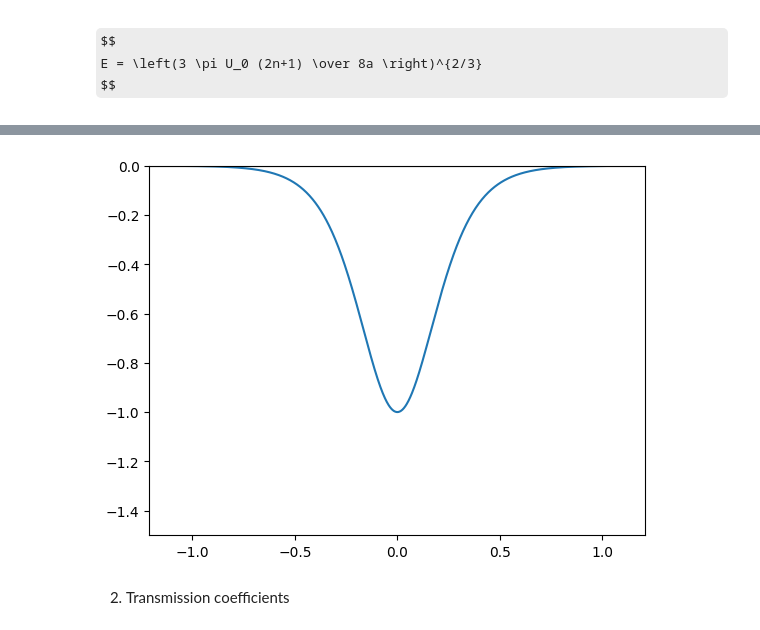
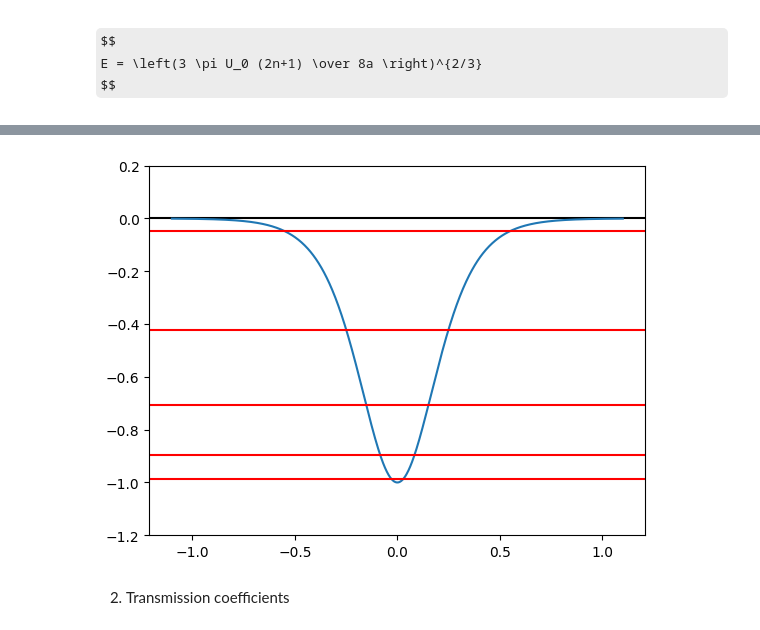
Before and after one commit to andrew-koren/IIT-Physics-Grad, a Jupyter notebook: 25_FS/Phys509/hw5.ipynb, the cells around one changed output, grey strips where cells are left out. Cells and saved outputs as stored; diff of their text form; code cells hidden in the pictures; some formulas as TeX source.

```diff
--- a/25_FS/Phys509/hw5.ipynb
+++ b/25_FS/Phys509/hw5.ipynb
@@ -134,4 +135,0 @@ $$
-# %%
-U_0, x, xb, a = sp.symbols('U_0 x x_+ a', positive=True, real=True)
-E = sp.symbols('E', negative=True, real=True)
-sp.integrate(sp.sqrt(E+U_0*sp.cosh(x/a)**(-2)), (x, -xb, xb))
@@ -140,13 +183,18 @@ $\displaystyle \int\limits_{- x_{+}}^{x_{+}} \frac{\sqrt{E \cosh^{2}{\left(\frac
 # %%
+u0 = 1
+a = 1/4
+
 def U(x):
-    u0 = 1
-    a = 1/4
     return -u0*(np.cosh(x/a))**(-2)
 x = np.linspace(-1.1,1.1,1000)
 
-plot_potential(U,x, bounds=(-1.5,0))
+plot_potential(U,x, bounds=(-1.2,0.2))
+
+n = np.arange(0, 5)
+En = (1/170)*(2*n+1)**2/(8*a**2) - u0
+[plt.axhline(E, color='red') for E in En];
 # %% [output]
-[figure, old version]
+[figure, new version]
 # %% [markdown]
 2. Transmission coefficients
 # %% [markdown]
```
Also changed, not shown: parts of 4 cells of this notebook, 2 other files.
